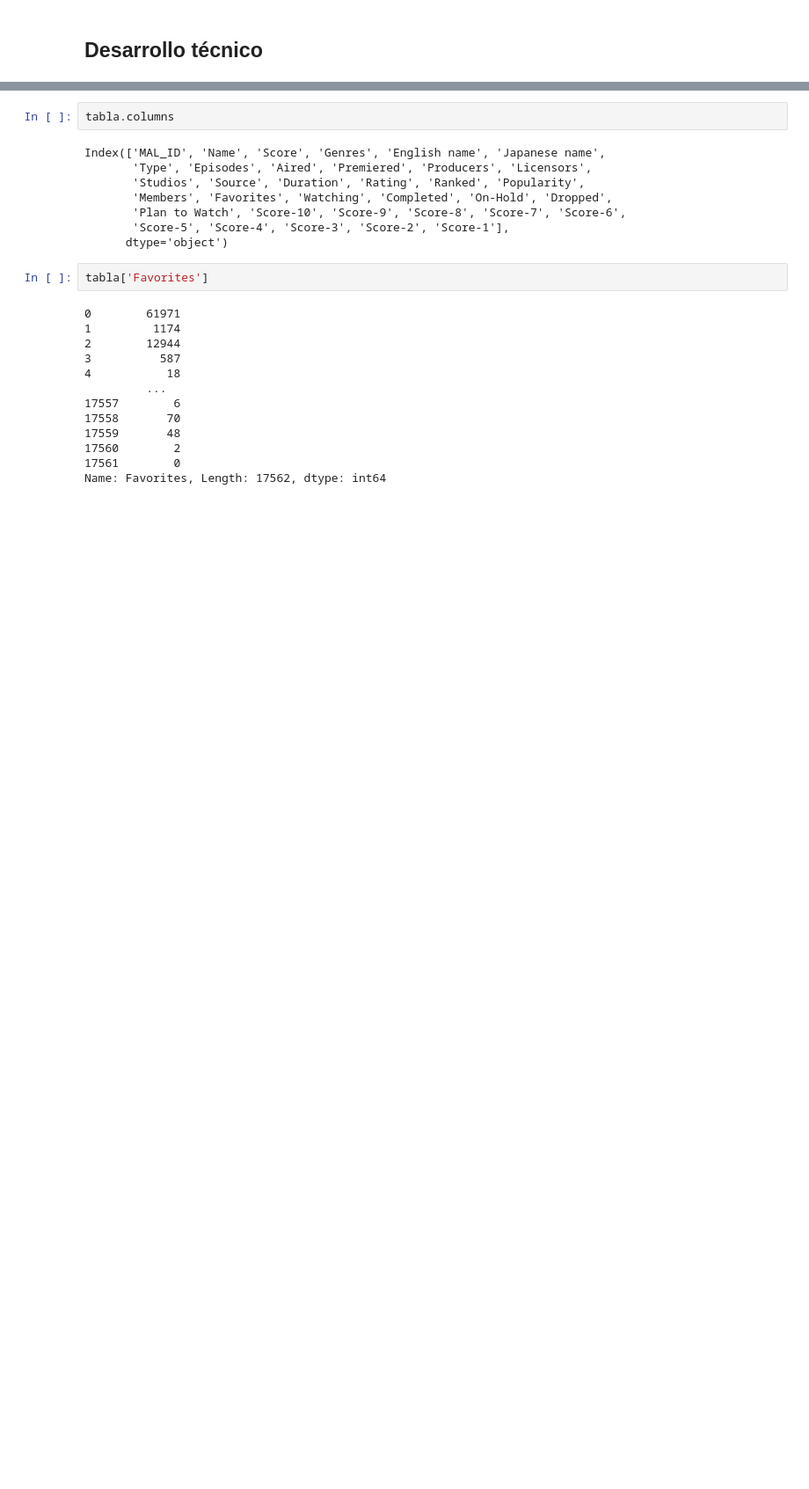
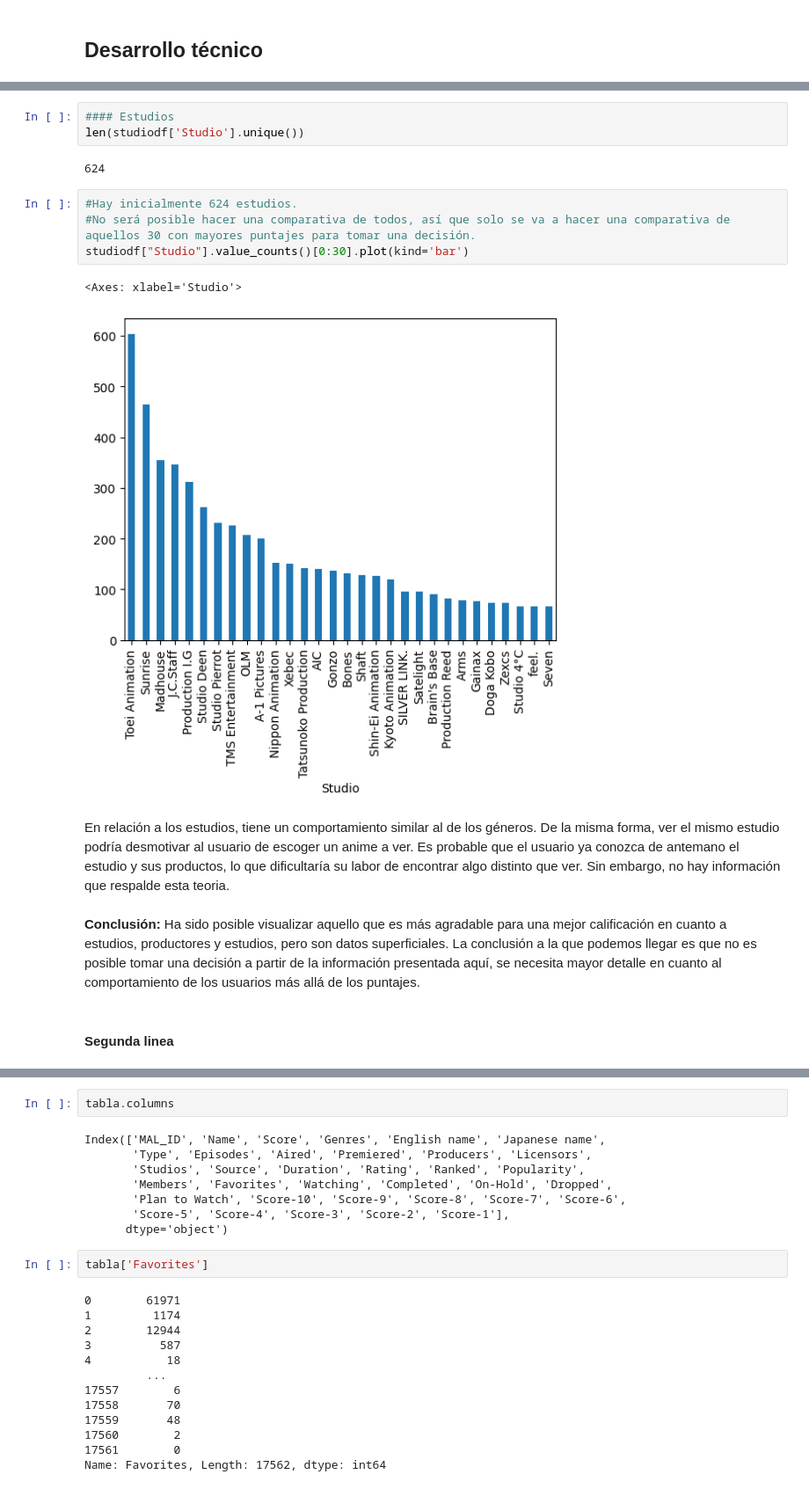
Before and after one commit to Asheyerth/DataScience_bootcamp2024BIT, a Jupyter notebook: Actividad_8_Proyecto_Final/Actividad8_ProyectoFinal.ipynb, the cells around one changed output, grey strips where cells are left out. Shown at 88% size. Drawn from its saved outputs; the diff is of its cells as text; blank space fills up the shorter version.

```diff
--- a/Actividad_8_Proyecto_Final/Actividad8_ProyectoFinal.ipynb
+++ b/Actividad_8_Proyecto_Final/Actividad8_ProyectoFinal.ipynb
@@ -48,0 +231,18 @@ tabla=pd.read_csv('anime.csv',sep=',',encoding='utf-8')
+# %%
+#### Estudios
+len(studiodf['Studio'].unique())
+# %% [output]
+624
+# %%
+#Hay inicialmente 624 estudios.
+#No será posible hacer una comparativa de todos, así que solo se va a hacer una comparativa de aquellos 30 con mayores puntajes para tomar una decisión.
+studiodf["Studio"].value_counts()[0:30].plot(kind='bar')
+# %% [output]
+<Axes: xlabel='Studio'>
+[figure, added]
+# %% [markdown]
+En relación a los estudios, tiene un comportamiento similar al de los géneros. De la misma forma, ver el mismo estudio podría desmotivar al usuario de escoger un anime a ver. Es probable que el usuario ya conozca de antemano el estudio y sus productos, lo que dificultaría su labor de encontrar algo distinto que ver. Sin embargo, no hay información que respalde esta teoria.
+# %% [markdown]
+**Conclusión:** Ha sido posible visualizar aquello que es más agradable para una mejor calificación en cuanto a estudios, productores y estudios, pero son datos superficiales. La conclusión a la que podemos llegar es que no es posible tomar una decisión a partir de la información presentada aquí, se necesita mayor detalle en cuanto al comportamiento de los usuarios más allá de los puntajes.
+# %% [markdown]
+#### Segunda linea
```
Also changed, not shown: parts of 51 cells of this notebook, 1 other file.
